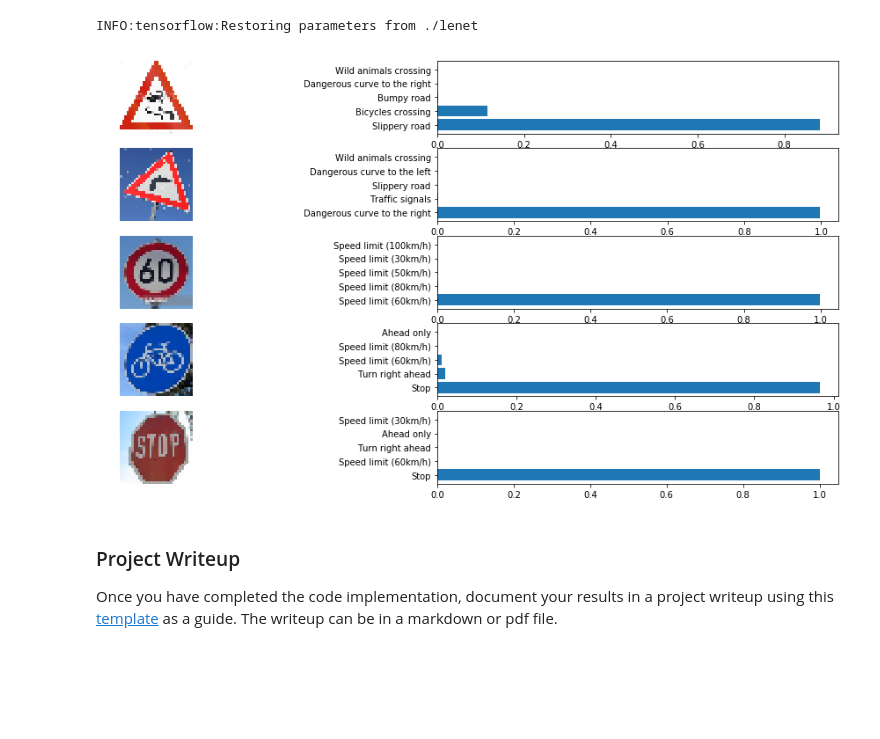
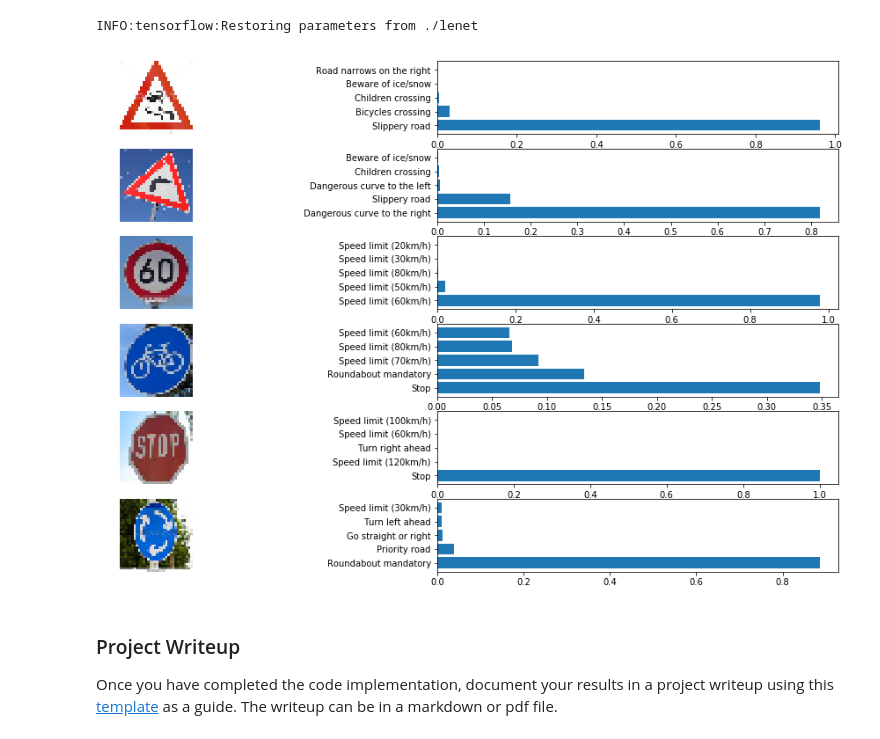
Before and after one commit to benjamintanweihao/CarND-Traffic-Sign-Classifier-Project, a Jupyter notebook: Traffic_Sign_Classifier.ipynb, the cells around one changed output. Drawn from its saved outputs; the diff is of its cells as text; code cells hidden in the pictures; blank space fills up the shorter version.

```diff
--- a/Traffic_Sign_Classifier.ipynb
+++ b/Traffic_Sign_Classifier.ipynb
@@ -169,7 +190,7 @@ datagen = ImageDataGenerator(horizontal_flip=False,
                              height_shift_range=0.1,
                              zoom_range=0.2,
                              shear_range=0.1,
-                             rotation_range=15.)
+                             rotation_range=10.)
 datagen.fit(X_train)
 
 fig2, axes2 = plt.subplots(n_rows,n_cols,figsize=(10,10))
@@ -191,7 +212,7 @@ Using TensorFlow backend.
 # %%
 import random
 
-x = X_train[random.randint(0, n_train)]
+x = X_train[17861]
 
 def preprocess_image(x):
     x = rgb2gray(x)
@@ -245,8 +267,8 @@ assert(X_valid_preprocessed.shape == (n_validation, 32, 32, 1))
 
 from tqdm import tqdm
 
-# Generate 2500 images for each class.
-n_imgs_to_gen = 2500
+# Number of images to generate for each class.
+n_imgs_to_gen = 3000
 
 X_train_aug = np.empty((0, 32, 32, 1))
 y_train_aug = np.empty(0, dtype='uint8')
@@ -540,7 +598,7 @@ from scipy import misc
 dirname = 'test_images/'
 
 n_rows = 1
-n_cols = 5
+n_cols = 6
 
 fig, axes4 = plt.subplots(n_rows, n_cols,figsize=(20,20))
 
@@ -555,5 +613,5 @@ for idx, path in enumerate(paths):
     example_imgs.append(resized_img)
 
 X_example = np.array(example_imgs)
-y_example = np.array([23, 20, 3, 29, 14])
+y_example = np.array([23, 20, 3, 29, 14, 40])
 # %% [output]
@@ -607,17 +663,17 @@ INFO:tensorflow:Restoring parameters from ./lenet
 # %%
 plt.figure(figsize=(18, 18))
 
-for i in range(5):
+for i in range(6):
     plt.subplot(10, 2, 2*i+1)
     plt.imshow(X_example[i])
     plt.axis('off')
 
     plt.subplot(10, 2, 2*i+2)
-    plt.barh(np.arange(1, 6), values[i, :])
-    labels = [d[str(ind)] for ind in indices[i]]
+    plt.barh(np.arange(1, 6, 1), values[i, :])
+    labels = [class_dict[str(ind)] for ind in indices[i]]
     plt.yticks(np.arange(1, 6, 1), labels)
 # %% [output]
-[figure, old version]
+[figure, new version]
 # %% [markdown]
 ### Project Writeup
 
```
Also changed, not shown: parts of 20 cells of this notebook, 9 other files.
